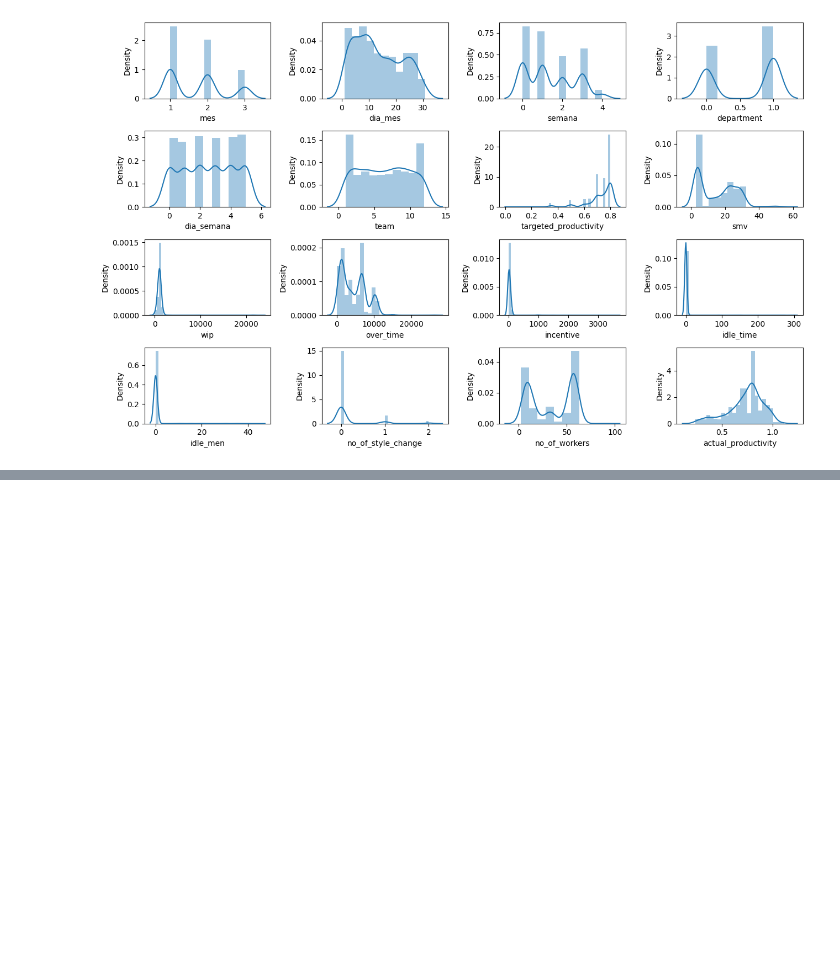
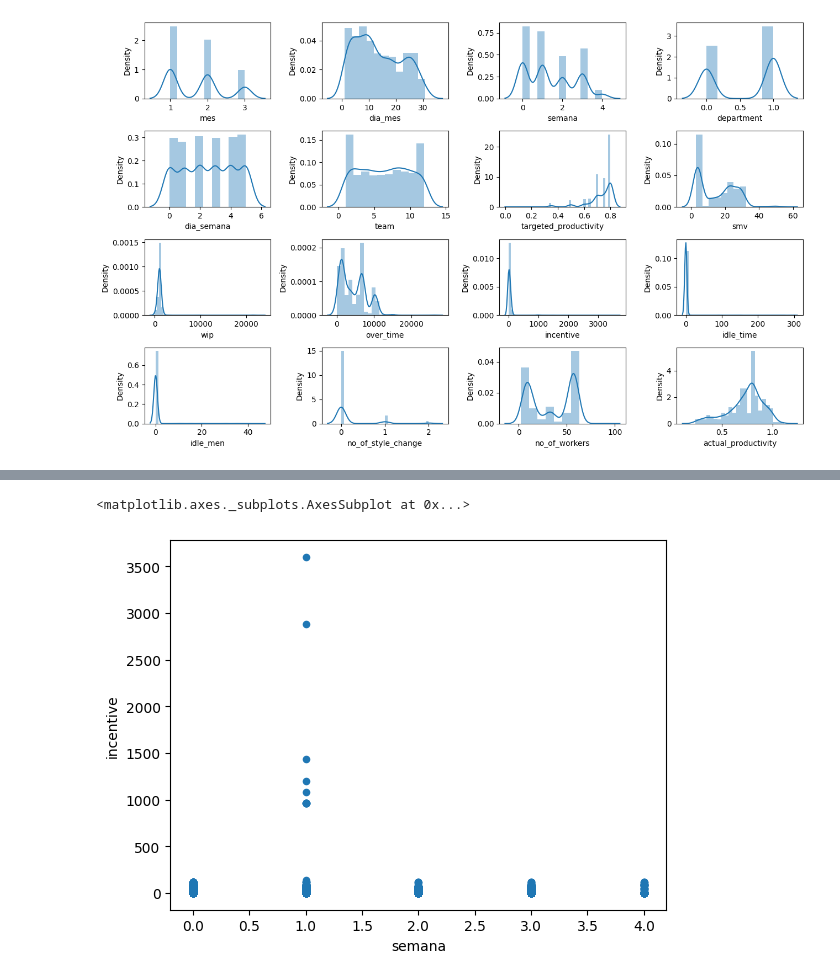
Before and after one commit to darwinpadilla/Grupo_Productivity_Prediction, a Jupyter notebook: Grupo_Productivity_Prediction.ipynb, the cells around one changed output, grey strips where cells are left out. Cells and saved outputs as stored; diff of their text form; code cells hidden in the pictures; blank space fills up the shorter version.

```diff
--- a/Grupo_Productivity_Prediction.ipynb
+++ b/Grupo_Productivity_Prediction.ipynb
@@ -1793,0 +1817,12 @@ plt.tight_layout()
+# %%
+# DP GIT. 1.9 Análisis estadistico PARTE 2
+# DP Analizamos la relación entre "incentivos" vs "semanas"
+# EXPLICACIÓN: Se nota la existencia de incentivos en la primera semana del mes a diferencia del resto,
+# indica que se tiene re procesos de la semana anterior que se deben corregir
+
+datos = dataset
+dfR4 = datos[["semana","incentive"]]
+dfR4.plot.scatter(x="semana", y="incentive", alpha=1)
+# %% [output]
+<matplotlib.axes._subplots.AxesSubplot at 0x...>
+[figure, added]
```
Also changed, not shown: parts of 9 cells of this notebook.
